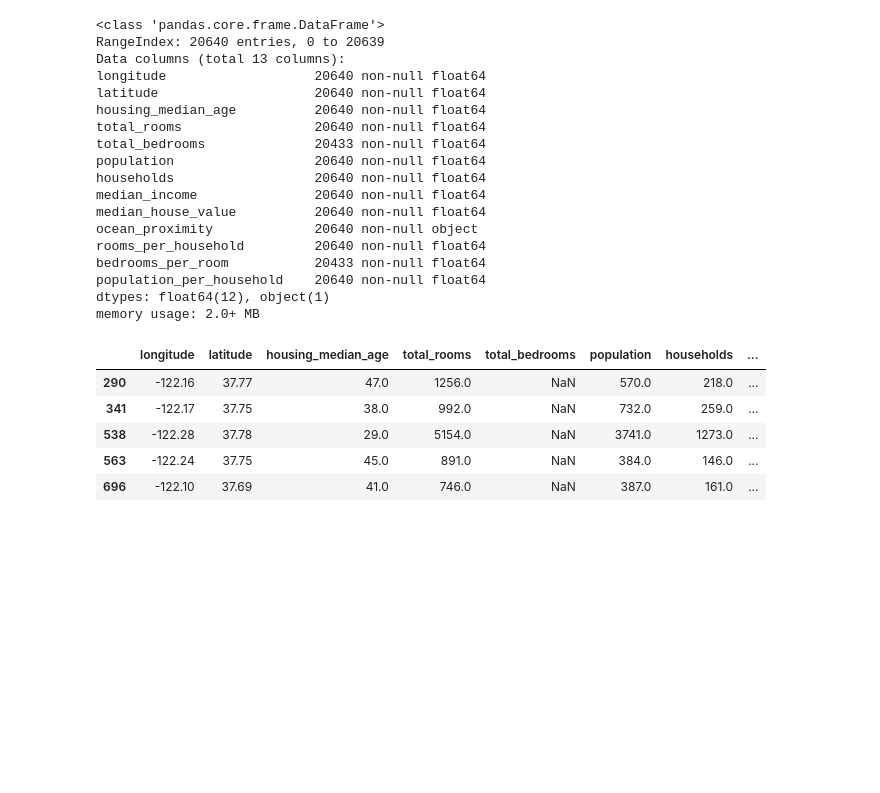
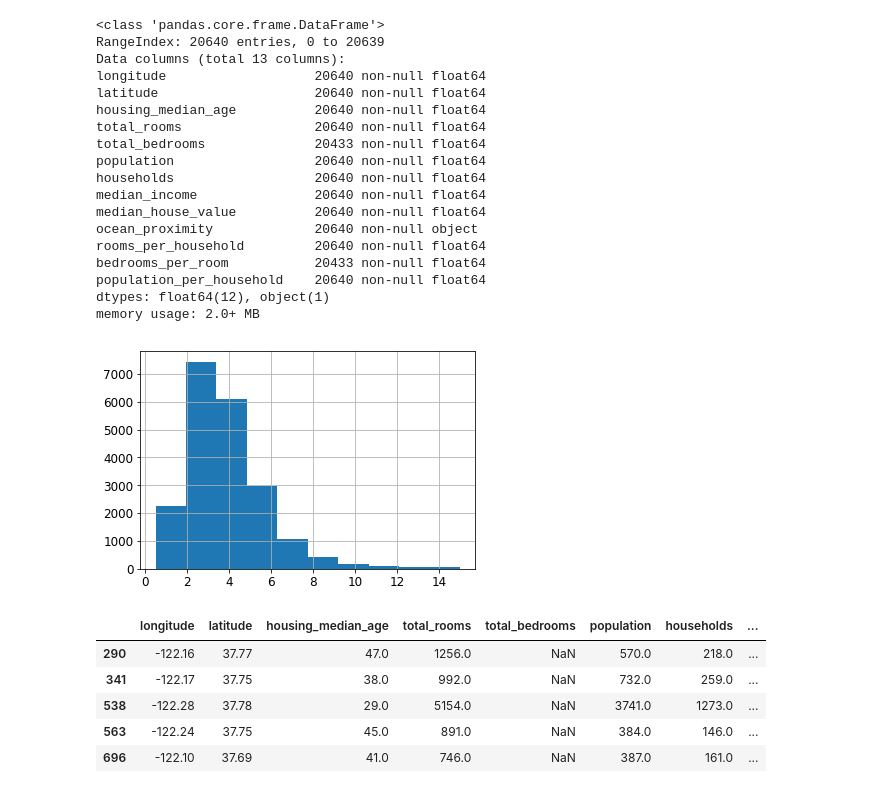
Before and after one commit to mkumar73/machine-learning, a Jupyter notebook: 02_housing_data_prediction.ipynb, the cells around one changed output. Drawn from its saved outputs; the diff is of its cells as text; code cells hidden in the pictures; blank space fills up the shorter version.

```diff
--- a/02_housing_data_prediction.ipynb
+++ b/02_housing_data_prediction.ipynb
@@ -298,6 +298,11 @@ bedrooms_per_room           20433 non-null float64
 population_per_household    20640 non-null float64
 dtypes: float64(12), object(1)
 memory usage: 2.0+ MB
+# %%
+housing['median_income'].hist(bins=10)
+plt.show()
+# %% [output]
+[figure, added]
 # %%
 # check null values in any column of the data frame and return few of them
 # total bedrooms has more than 200 NaN(Not a Number) values
```
Also changed, not shown: parts of 6 cells of this notebook.
